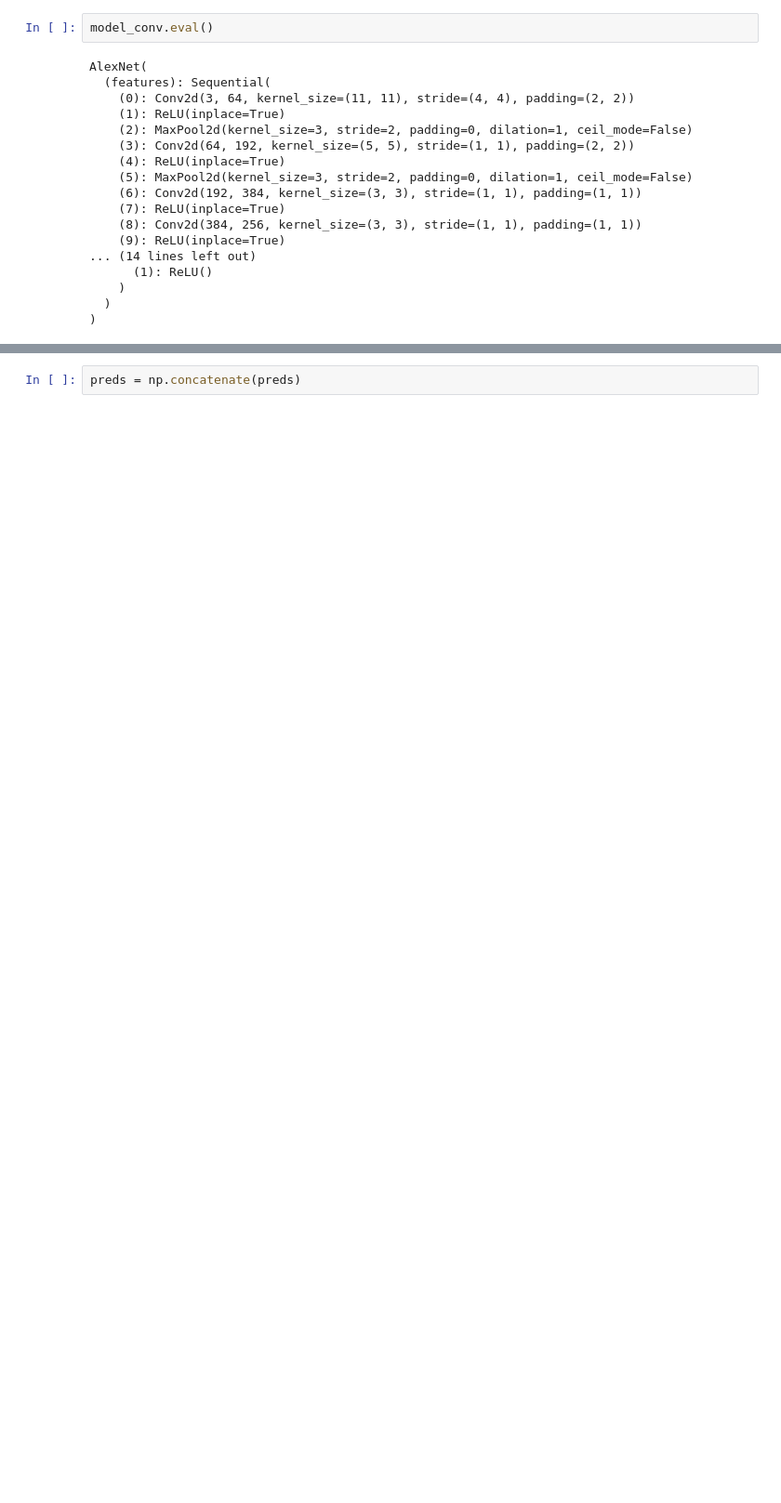
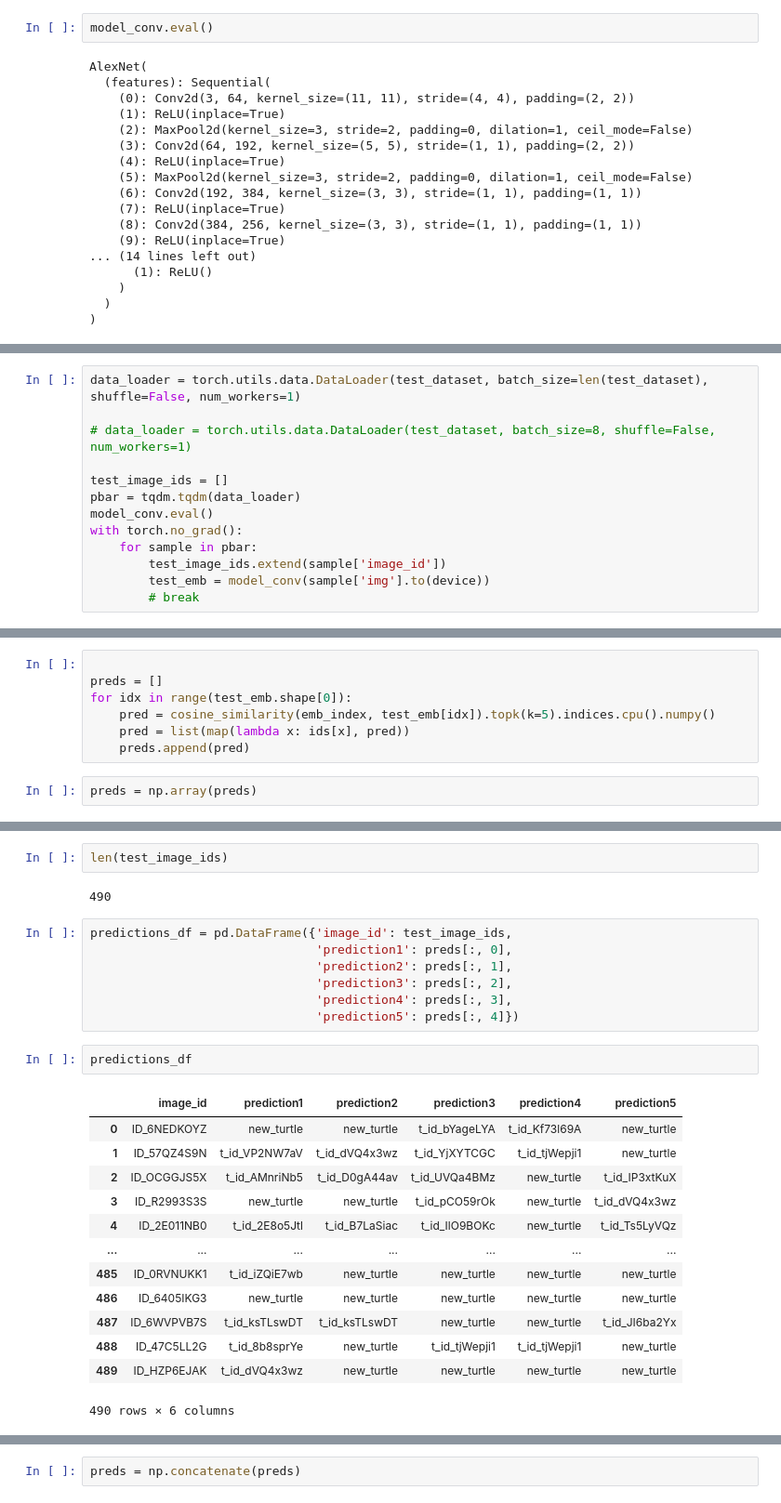
Before and after one commit to shayanrc/Turtle-Recognition, a Jupyter notebook: Turtle_Recall_Alexnet.ipynb, the cells around one changed output, grey strips where cells are left out. Shown at 93% size. Saved outputs shown, nothing was run; the diff lists cells and outputs as text; blank space fills up the shorter version.

```diff
--- a/Turtle_Recall_Alexnet.ipynb
+++ b/Turtle_Recall_Alexnet.ipynb
@@ -664,0 +1124,13 @@ indices=tensor([[100,   1,  89,  52,  98],
+# %%
+data_loader = torch.utils.data.DataLoader(test_dataset, batch_size=len(test_dataset), shuffle=False, num_workers=1)
+
+# data_loader = torch.utils.data.DataLoader(test_dataset, batch_size=8, shuffle=False, num_workers=1)
+
+test_image_ids = []
+pbar = tqdm.tqdm(data_loader)
+model_conv.eval()
+with torch.no_grad():
+    for sample in pbar:
+        test_image_ids.extend(sample['image_id'])
+        test_emb = model_conv(sample['img'].to(device))
+        # break
@@ -664,0 +1141,9 @@ indices=tensor([[100,   1,  89,  52,  98],
+# %%
+
+preds = []
+for idx in range(test_emb.shape[0]):
+    pred = cosine_similarity(emb_index, test_emb[idx]).topk(k=5).indices.cpu().numpy()
+    pred = list(map(lambda x: ids[x], pred))
+    preds.append(pred)
+# %%
+preds = np.array(preds)
@@ -664,0 +1161,27 @@ indices=tensor([[100,   1,  89,  52,  98],
+# %%
+len(test_image_ids)
+# %% [output]
+490
+# %%
+predictions_df = pd.DataFrame({'image_id': test_image_ids,
+                               'prediction1': preds[:, 0],
+                               'prediction2': preds[:, 1],
+                               'prediction3': preds[:, 2],
+                               'prediction4': preds[:, 3],
+                               'prediction5': preds[:, 4]})
+# %%
+predictions_df
+# %% [output]
+|  | image_id | prediction1 | prediction2 | prediction3 | prediction4 | prediction5 |
+| 0 | ID_6NEDKOYZ | new_turtle | new_turtle | t_id_bYageLYA | t_id_Kf73l69A | new_turtle |
+| 1 | ID_57QZ4S9N | t_id_VP2NW7aV | t_id_dVQ4x3wz | t_id_YjXYTCGC | t_id_tjWepji1 | new_turtle |
+| 2 | ID_OCGGJS5X | t_id_AMnriNb5 | t_id_D0gA44av | t_id_UVQa4BMz | new_turtle | t_id_IP3xtKuX |
+| 3 | ID_R2993S3S | new_turtle | new_turtle | t_id_pCO59rOk | new_turtle | t_id_dVQ4x3wz |
+| 4 | ID_2E011NB0 | t_id_2E8o5Jtl | t_id_B7LaSiac | t_id_IlO9BOKc | new_turtle | t_id_Ts5LyVQz |
+| ... | ... | ... | ... | ... | ... | ... |
+| 485 | ID_0RVNUKK1 | t_id_iZQiE7wb | new_turtle | new_turtle | new_turtle | new_turtle |
+| 486 | ID_6405IKG3 | new_turtle | new_turtle | new_turtle | new_turtle | new_turtle |
+| 487 | ID_6WVPVB7S | t_id_ksTLswDT | t_id_ksTLswDT | new_turtle | new_turtle | t_id_JI6ba2Yx |
+| 488 | ID_47C5LL2G | t_id_8b8sprYe | new_turtle | t_id_tjWepji1 | t_id_tjWepji1 | new_turtle |
+| 489 | ID_HZP6EJAK | t_id_dVQ4x3wz | new_turtle | new_turtle | new_turtle | new_turtle |
+490 rows × 6 columns
```
Also changed, not shown: parts of 168 cells of this notebook, 2 other files.
